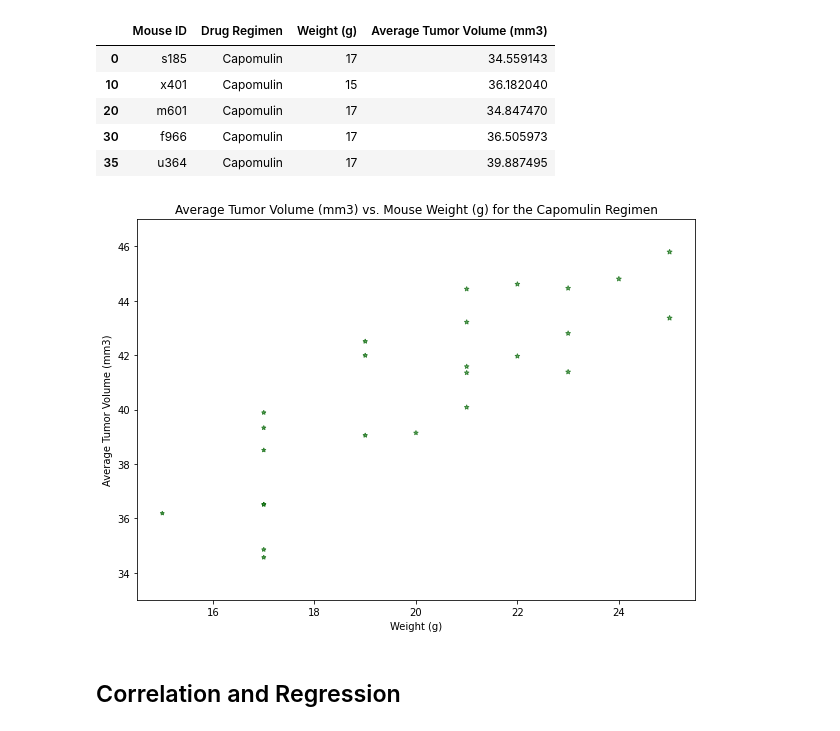
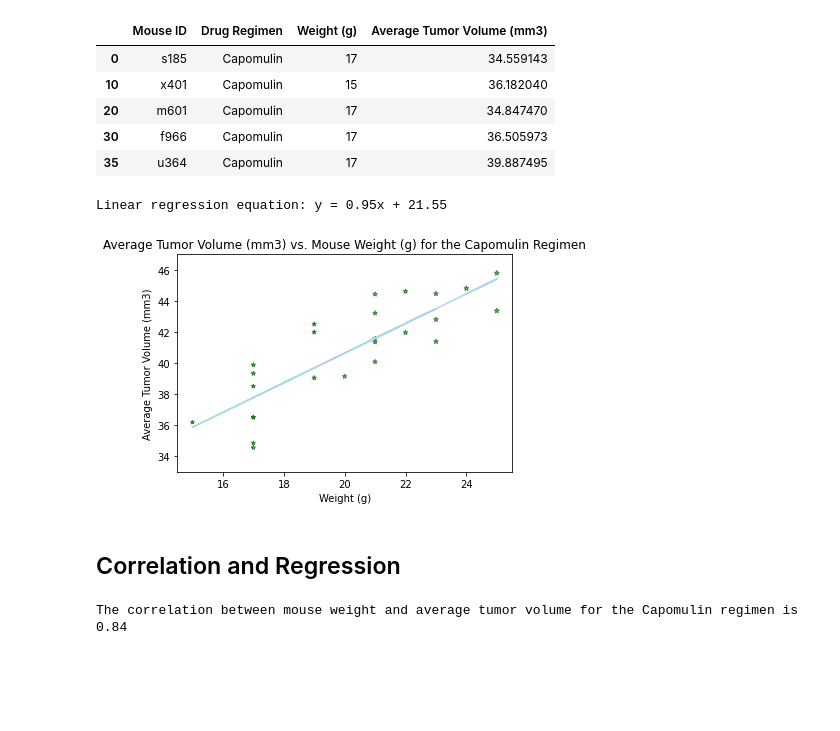
Before and after one commit to jenniecinelli/matplotlib, a Jupyter notebook: Pymaceuticals/pymaceuticals_starter.ipynb, the cells around one changed output. Drawn from its saved outputs; the diff is of its cells as text; code cells hidden in the pictures; blank space fills up the shorter version.

```diff
--- a/Pymaceuticals/pymaceuticals_starter.ipynb
+++ b/Pymaceuticals/pymaceuticals_starter.ipynb
@@ -538,7 +539,7 @@ grouped_capomulin_df = clean_data_df.groupby(["Mouse ID"])["Tumor Volume (mm3)"]
 grouped_capomulin_df
 
 #merge two df's on mouse id
-combined_capomulin = pd.merge(capomulin_data, grouped_capomulin, on =["Mouse ID"])
+combined_capomulin = pd.merge(capomulin_data, grouped_capomulin_df, on =["Mouse ID"])
 combined_capomulin
 
 #drop tumor volume y
@@ -560,39 +561,52 @@ combined_capomulin.head()
 | 30 | f966 | Capomulin | 17 | 36.505973 |
 | 35 | u364 | Capomulin | 17 | 39.887495 |
 # %%
-#fig size
-plt.figure(figsize=(10,7))
-
 #xaxis data
-xaxis = []
-xaxis = combined_capomulin["Weight (g)"].tolist()
+xdata = combined_capomulin.iloc[:,2]
 
 #yaxis data
-yaxis = []
-yaxis = combined_capomulin["Average Tumor Volume (mm3)"].tolist()
+ydata = combined_capomulin.iloc[:,3]
 
-#set y limit
-plt.ylim(33,47)
+#
+(slope, intercept, rvalue, pvalue, stderr) = linregress(xdata, ydata)
+regress_values = xdata * slope + intercept
+line_eq = "y = " + str(round(slope,2)) + "x + " + str(round(intercept,2))
+
+#scatter plot
+plt.scatter(xdata,
+            ydata,
+            marker="*",
+            facecolors="darkseagreen",
+            edgecolors="darkgreen",
+            s=xdata,
+            alpha=0.75)
+
+plt.plot(xdata,regress_values,"lightblue")
+
+#print linear regression equation
+print(f'Linear regression equation: {line_eq}')
 
 # Create a title, x label, and y label for our chart
 plt.title("Average Tumor Volume (mm3) vs. Mouse Weight (g) for the Capomulin Regimen")
 plt.xlabel("Weight (g)")
 plt.ylabel("Average Tumor Volume (mm3)")
 
-#scatter plot
-plt.scatter(xaxis,
-            yaxis,
-            marker="*",
-            facecolors="darkseagreen",
-            edgecolors="darkgreen",
-            s=xaxis,
-            alpha=0.75)
+#set y limit
+plt.ylim(33,47)
 
+#show scatter plot
 plt.show()
 # %% [output]
+Linear regression equation: y = 0.95x + 21.55
-[figure, old version]
+[figure, new version]
 # %% [markdown]
 ## Correlation and Regression
 # %%
-# Calculate the correlation coefficient and linear regression model
+# Calculate the correlation coefficient
 # for mouse weight and average tumor volume for the Capomulin regimen
+weight = combined_capomulin.iloc[:,2]
+volume = combined_capomulin.iloc[:,3]
+correlation = st.pearsonr(weight,volume)
+print(f"The correlation between mouse weight and average tumor volume for the Capomulin regimen is {round(correlation[0],2)}")
+# %% [output]
+The correlation between mouse weight and average tumor volume for the Capomulin regimen is 0.84
```
Also changed, not shown: parts of 1 cell of this notebook.
